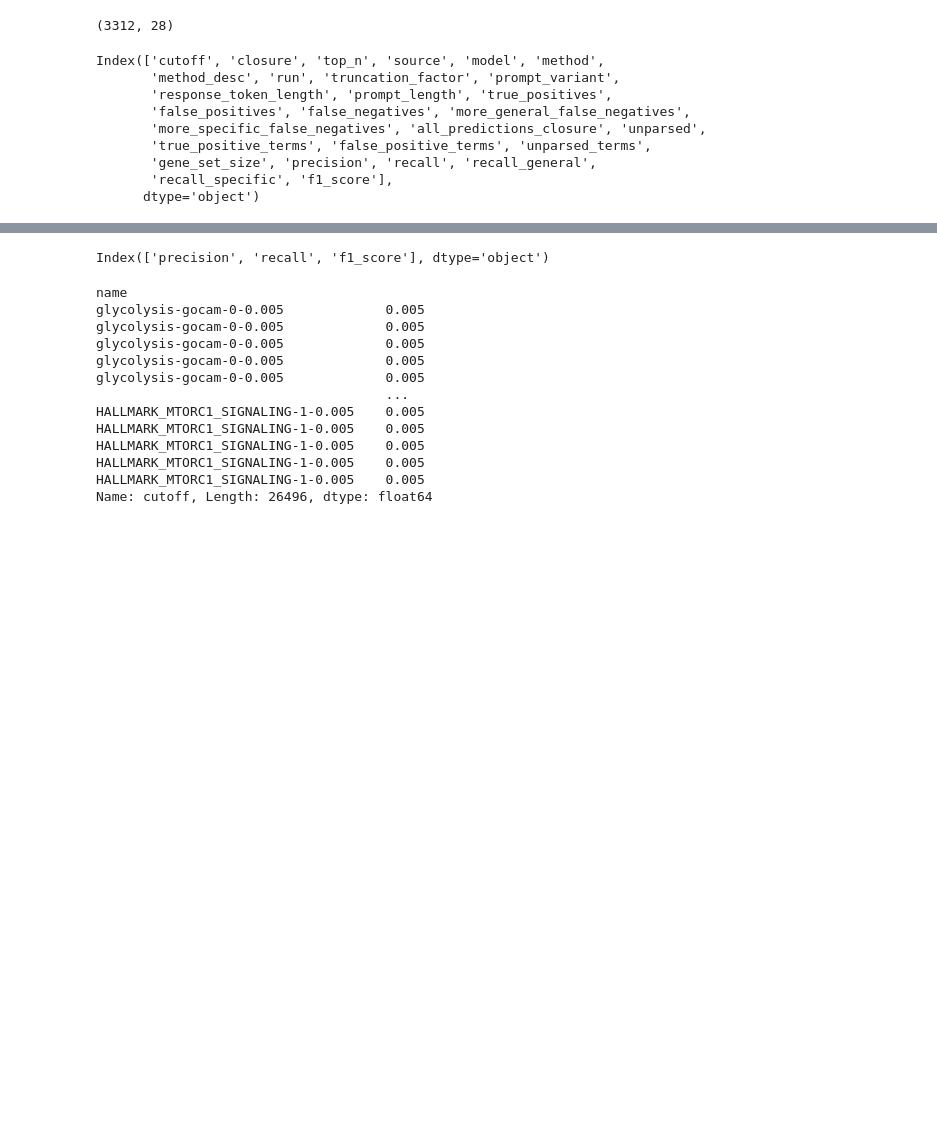
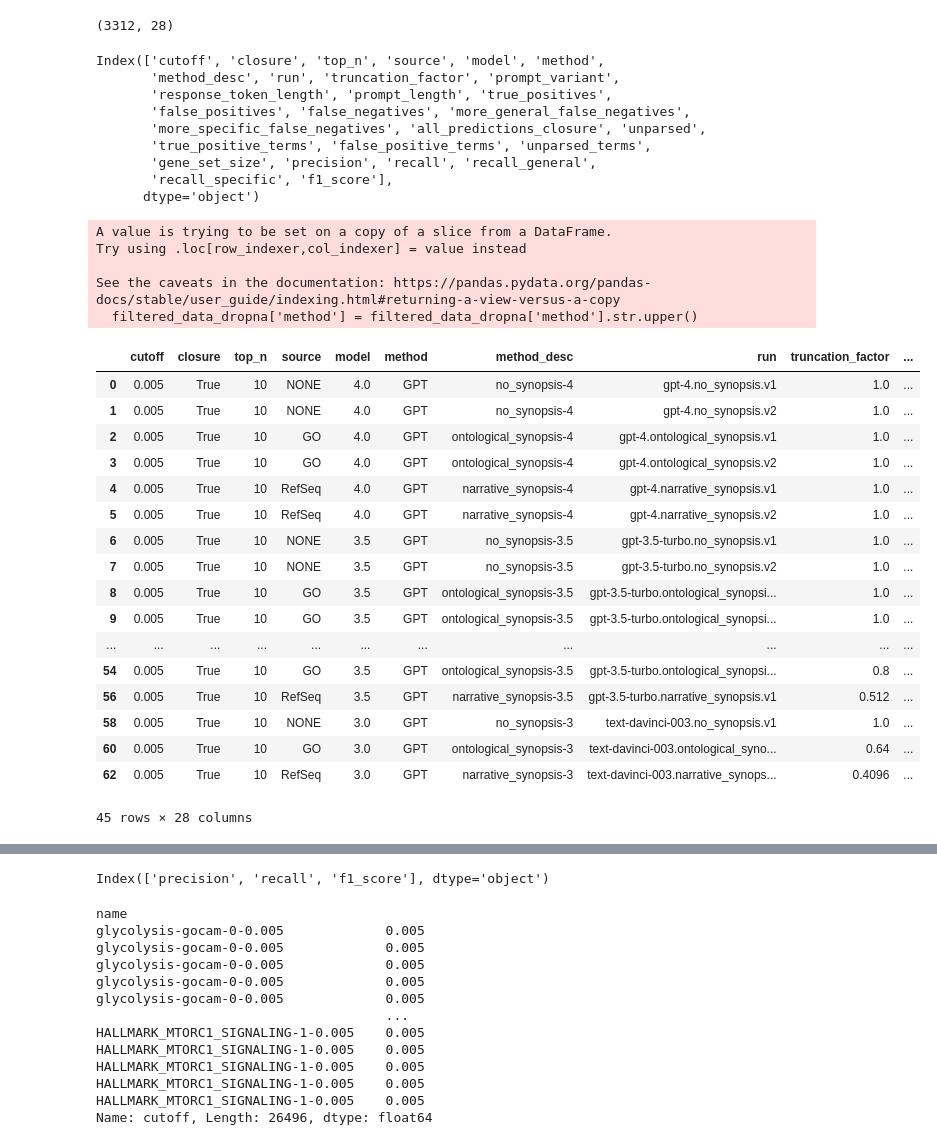
Before and after one commit to monarch-initiative/talisman-paper, a Jupyter notebook: Enrichment-Results-Analysis__from_processed.ipynb, the cells around one changed output, grey strips where cells are left out. Drawn from its saved outputs; the diff is of its cells as text; code cells hidden in the pictures; blank space fills up the shorter version.

```diff
--- a/Enrichment-Results-Analysis__from_processed.ipynb
+++ b/Enrichment-Results-Analysis__from_processed.ipynb
@@ -780,3 +780,33 @@ Index(['cutoff', 'closure', 'top_n', 'source', 'model', 'method',
        'gene_set_size', 'precision', 'recall', 'recall_general',
        'recall_specific', 'f1_score'],
       dtype='object')
+# %%
+filtered_data_dropna['method'] = filtered_data_dropna['method'].str.upper()
+# %% [output]
+A value is trying to be set on a copy of a slice from a DataFrame.
+Try using .loc[row_indexer,col_indexer] = value instead
+
+See the caveats in the documentation: https://pandas.pydata.org/pandas-docs/stable/user_guide/indexing.html#returning-a-view-versus-a-copy
+  filtered_data_dropna['method'] = filtered_data_dropna['method'].str.upper()
+# %%
+method_model_combinations = filtered_data_dropna.groupby(['method', 'model', 'source'])
+method_model_combinations.head()
+# %% [output]
+|  | cutoff | closure | top_n | source | model | method | method_desc | run | truncation_factor | ... |
+| 0 | 0.005 | True | 10 | NONE | 4.0 | GPT | no_synopsis-4 | gpt-4.no_synopsis.v1 | 1.0 | ... |
+| 1 | 0.005 | True | 10 | NONE | 4.0 | GPT | no_synopsis-4 | gpt-4.no_synopsis.v2 | 1.0 | ... |
+| 2 | 0.005 | True | 10 | GO | 4.0 | GPT | ontological_synopsis-4 | gpt-4.ontological_synopsis.v1 | 1.0 | ... |
+| 3 | 0.005 | True | 10 | GO | 4.0 | GPT | ontological_synopsis-4 | gpt-4.ontological_synopsis.v2 | 1.0 | ... |
+| 4 | 0.005 | True | 10 | RefSeq | 4.0 | GPT | narrative_synopsis-4 | gpt-4.narrative_synopsis.v1 | 1.0 | ... |
+| 5 | 0.005 | True | 10 | RefSeq | 4.0 | GPT | narrative_synopsis-4 | gpt-4.narrative_synopsis.v2 | 1.0 | ... |
+| 6 | 0.005 | True | 10 | NONE | 3.5 | GPT | no_synopsis-3.5 | gpt-3.5-turbo.no_synopsis.v1 | 1.0 | ... |
+| 7 | 0.005 | True | 10 | NONE | 3.5 | GPT | no_synopsis-3.5 | gpt-3.5-turbo.no_synopsis.v2 | 1.0 | ... |
+| 8 | 0.005 | True | 10 | GO | 3.5 | GPT | ontological_synopsis-3.5 | gpt-3.5-turbo.ontological_synopsi... | 1.0 | ... |
+| 9 | 0.005 | True | 10 | GO | 3.5 | GPT | ontological_synopsis-3.5 | gpt-3.5-turbo.ontological_synopsi... | 1.0 | ... |
+| ... | ... | ... | ... | ... | ... | ... | ... | ... | ... | ... |
+| 54 | 0.005 | True | 10 | GO | 3.5 | GPT | ontological_synopsis-3.5 | gpt-3.5-turbo.ontological_synopsi... | 0.8 | ... |
+| 56 | 0.005 | True | 10 | RefSeq | 3.5 | GPT | narrative_synopsis-3.5 | gpt-3.5-turbo.narrative_synopsis.v1 | 0.512 | ... |
+| 58 | 0.005 | True | 10 | NONE | 3.0 | GPT | no_synopsis-3 | text-davinci-003.no_synopsis.v1 | 1.0 | ... |
+| 60 | 0.005 | True | 10 | GO | 3.0 | GPT | ontological_synopsis-3 | text-davinci-003.ontological_syno... | 0.64 | ... |
+| 62 | 0.005 | True | 10 | RefSeq | 3.0 | GPT | narrative_synopsis-3 | text-davinci-003.narrative_synops... | 0.4096 | ... |
+45 rows × 28 columns
```
Also changed, not shown: parts of 12 cells of this notebook.
